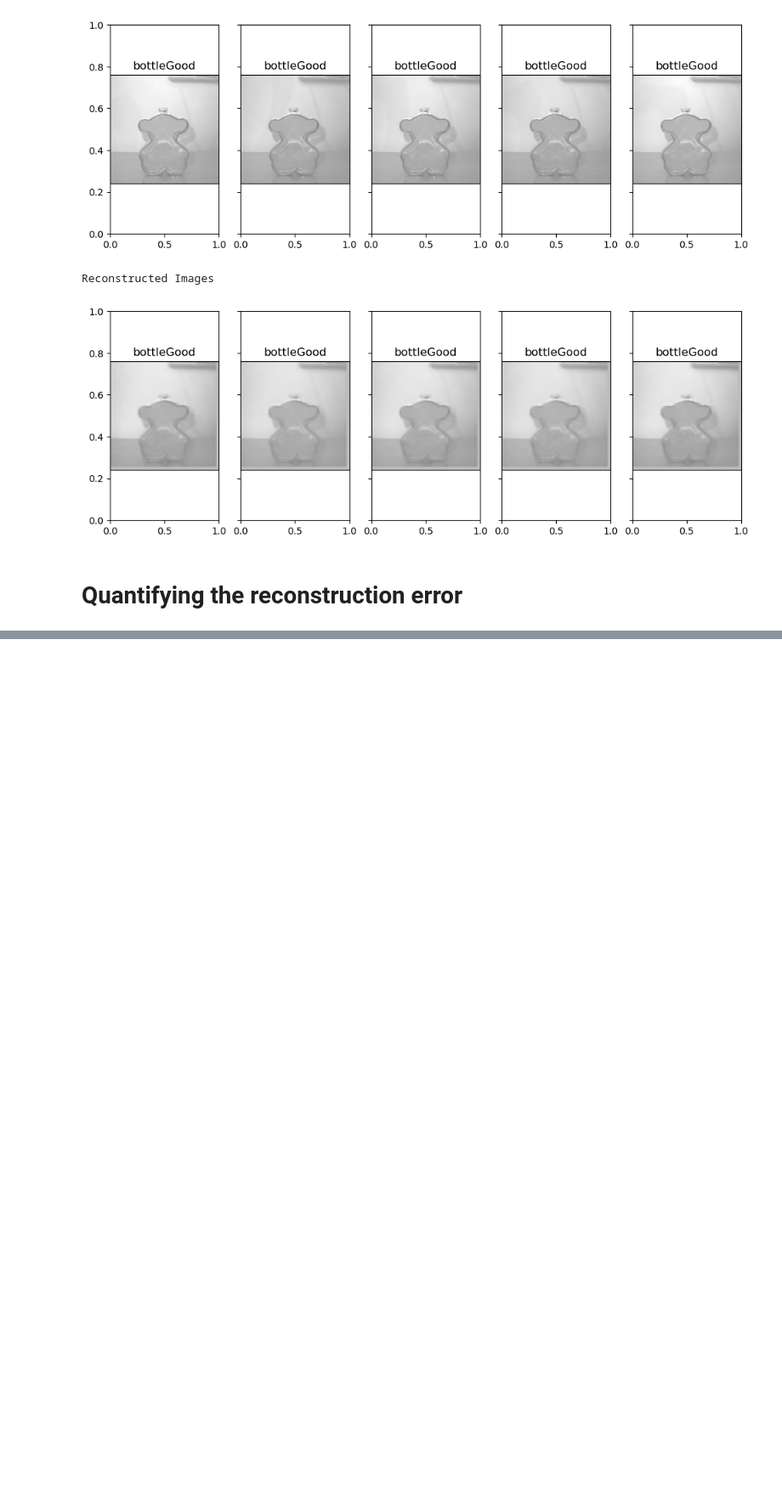
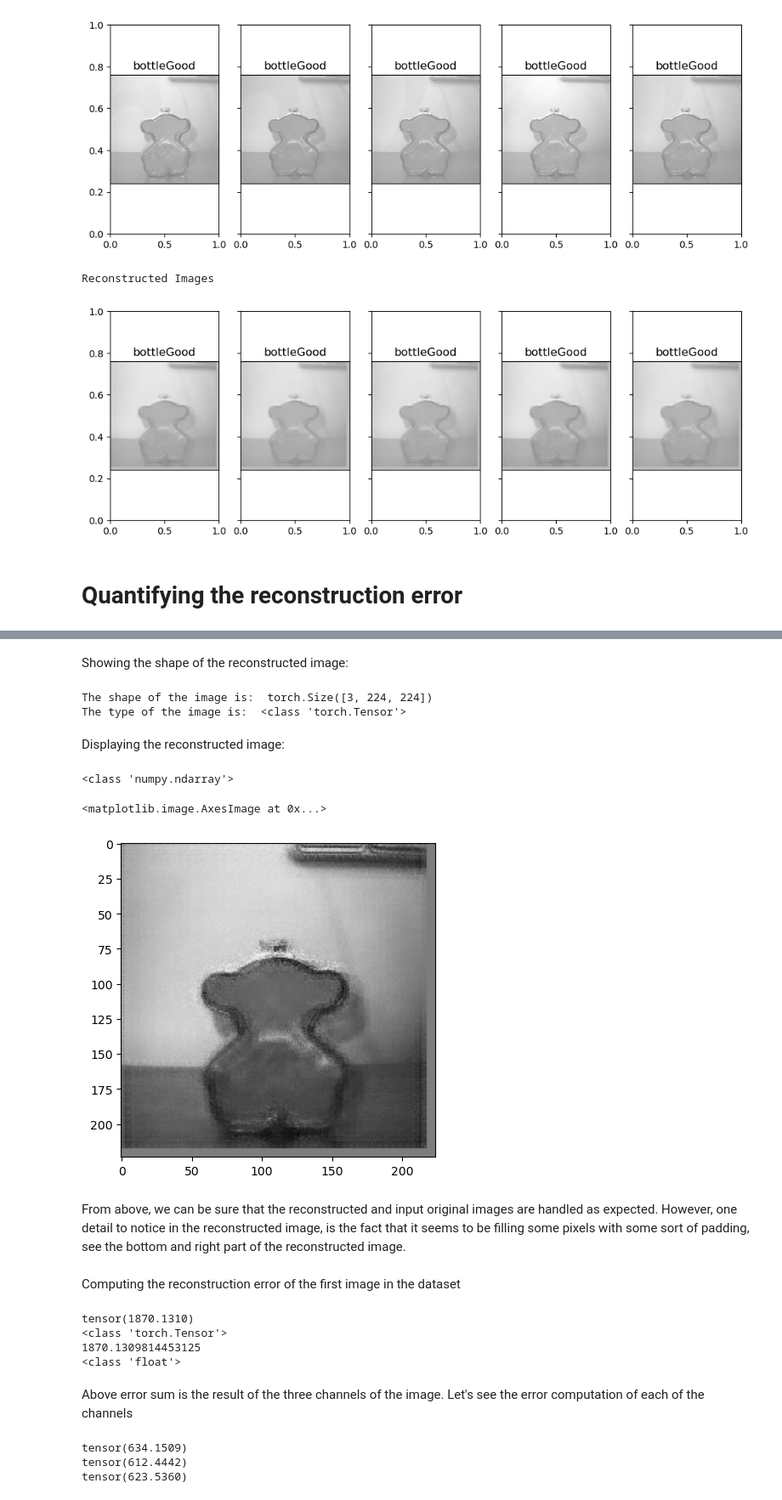
Before and after one commit to AlexCC93/BottlesAnomalies_TFM, a Jupyter notebook: TFM_Autoencoder/pytorch_approach2/Pt_wl_DS1.ipynb, the cells around one changed output, grey strips where cells are left out. Shown at 85% size. Saved outputs shown, nothing was run; the diff lists cells and outputs as text; code cells hidden in the pictures; blank space fills up the shorter version.

```diff
--- a/TFM_Autoencoder/pytorch_approach2/Pt_wl_DS1.ipynb
+++ b/TFM_Autoencoder/pytorch_approach2/Pt_wl_DS1.ipynb
@@ -153,7 +152,7 @@ Epoch:10, Loss:0.0066
 # %% [markdown]
 Saving and loading a model
 # %%
-filepath = "../../../BottlesAnomalies_TFM/models/PytorchModel2"
+filepath = "../../../BottlesAnomalies_TFM/models/pytorchModels/PytorchModel2"
 # %%
 torch.save(model.state_dict(), filepath)
 # %%
@@ -229,0 +276,53 @@ Reconstructed Images
+# %% [markdown]
+Showing the shape of the reconstructed image:
+# %%
+print("The shape of the image is: ", Y.shape)
+print("The type of the image is: ", type(Y))
+# %% [output]
+The shape of the image is:  torch.Size([3, 224, 224])
+The type of the image is:  <class 'torch.Tensor'>
+# %% [markdown]
+Displaying the reconstructed image:
+# %%
+img = Y.detach().numpy()
+print(type(img))
+
+img_to_show = img * 255
+img_to_show = img_to_show.astype("uint8")
+one_channel_img = img_to_show[0]
+new_img_to_show = np.dstack((one_channel_img, one_channel_img, one_channel_img))
+plt.imshow(new_img_to_show)
+# %% [output]
+<class 'numpy.ndarray'>
+<matplotlib.image.AxesImage at 0x...>
+[figure, added]
+# %% [markdown]
+From above, we can be sure that the reconstructed and input original images are handled as expected. However, one detail to notice in the reconstructed image, is the fact that it seems to be filling some pixels with some sort of padding, see the bottom and right part of the reconstructed image.
+# %% [markdown]
+Computing the reconstruction error of the first image in the dataset
+# %%
+err = torch.sum((image_in_tensor-Y)*(image_in_tensor-Y))
+print(err)
+print(type(err))
+
+err = torch.sum((image_in_tensor-Y)*(image_in_tensor-Y)).item()  # SSE all features
+print(err)
+print(type(err))
+# %% [output]
+tensor(1870.1310)
+<class 'torch.Tensor'>
+1870.1309814453125
+<class 'float'>
+# %% [markdown]
+Above error sum is the result of the three channels of the image. Let's see the error computation of each of the channels
+# %%
+err = torch.sum((image_in_tensor[0]-Y[0])*(image_in_tensor[0]-Y[0]))
+print(err)
+err2 = torch.sum((image_in_tensor[1]-Y[1])*(image_in_tensor[1]-Y[1]))
+print(err2)
+err3 = torch.sum((image_in_tensor[2]-Y[2])*(image_in_tensor[2]-Y[2]))
+print(err3)
+# %% [output]
+tensor(634.1509)
+tensor(612.4442)
+tensor(623.5360)
```
Also changed, not shown: parts of 29 cells of this notebook, 1 other file.
